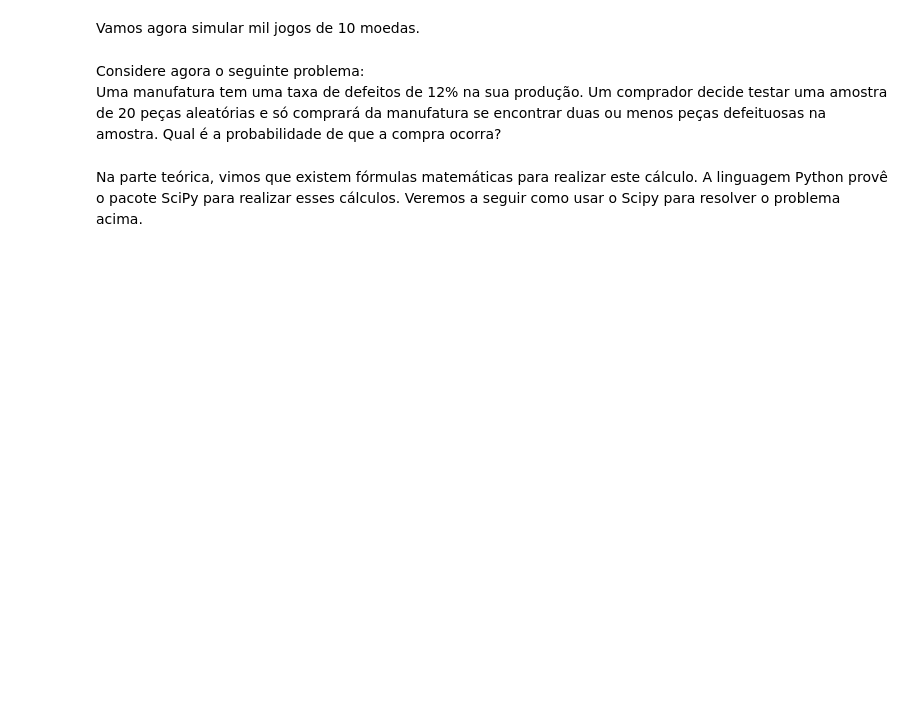
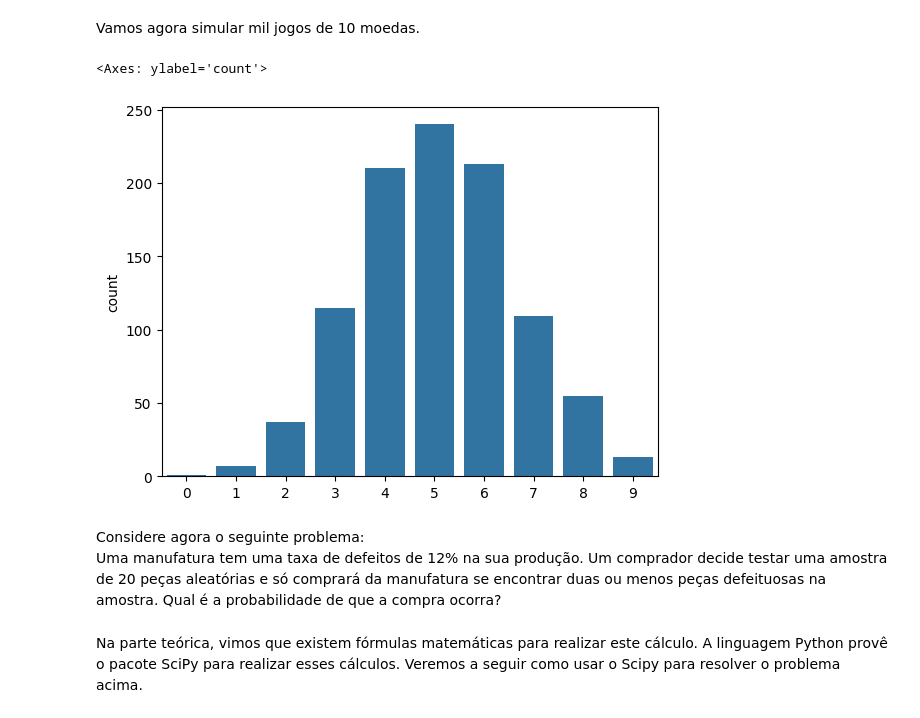
Before and after one commit to UlissesJunior/XMAC02-MetodosMatematicosAnaliseDados, a Jupyter notebook: Notebooks/Aula06 - Distribuição Binomial/Aula06.ipynb, the cells around one changed output. Cells and saved outputs as stored; diff of their text form; code cells hidden in the pictures; blank space fills up the shorter version.

```diff
--- a/Notebooks/Aula06 - Distribuição Binomial/Aula06.ipynb
+++ b/Notebooks/Aula06 - Distribuição Binomial/Aula06.ipynb
@@ -18,5 +36,11 @@ Vamos plotar o resultado de 1.000 lançamentos e analisar esse resultado.
 # %% [markdown]
 Vamos agora simular mil jogos de 10 moedas.
+# %%
+x_graph2 = np.random.binomial(10, 0.5, 1000)
+sns.countplot(x=x_graph2)
+# %% [output]
+<Axes: ylabel='count'>
+[figure, added]
 # %% [markdown]
 Considere agora o seguinte problema: \
 Uma manufatura tem uma taxa de defeitos de 12% na sua produção. Um comprador decide testar uma amostra de 20 peças aleatórias e só comprará da manufatura se encontrar duas ou menos peças defeituosas na amostra. Qual é a probabilidade de que a compra ocorra?
```
Also changed, not shown: parts of 25 cells of this notebook.
